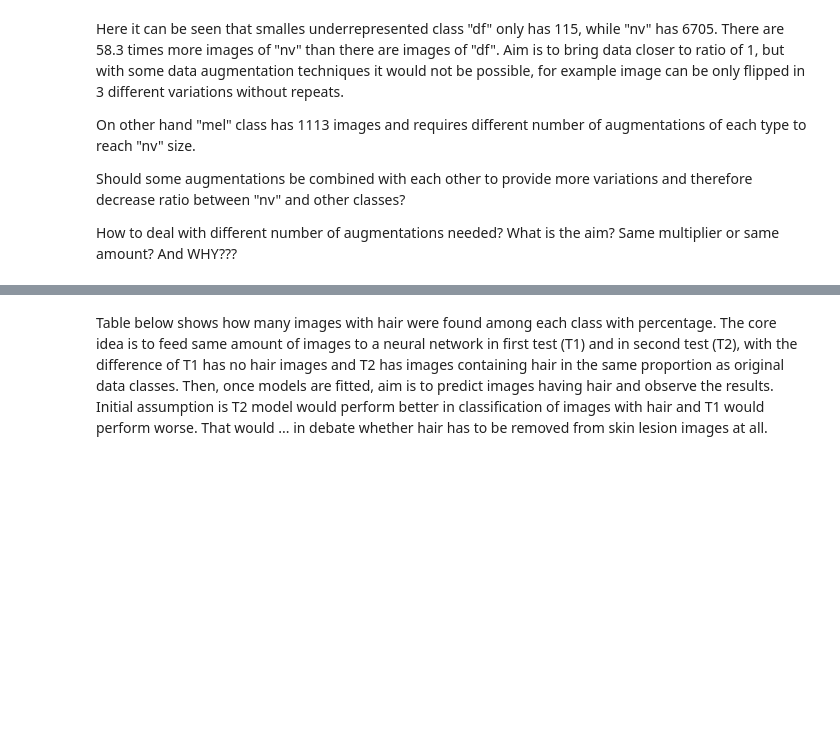
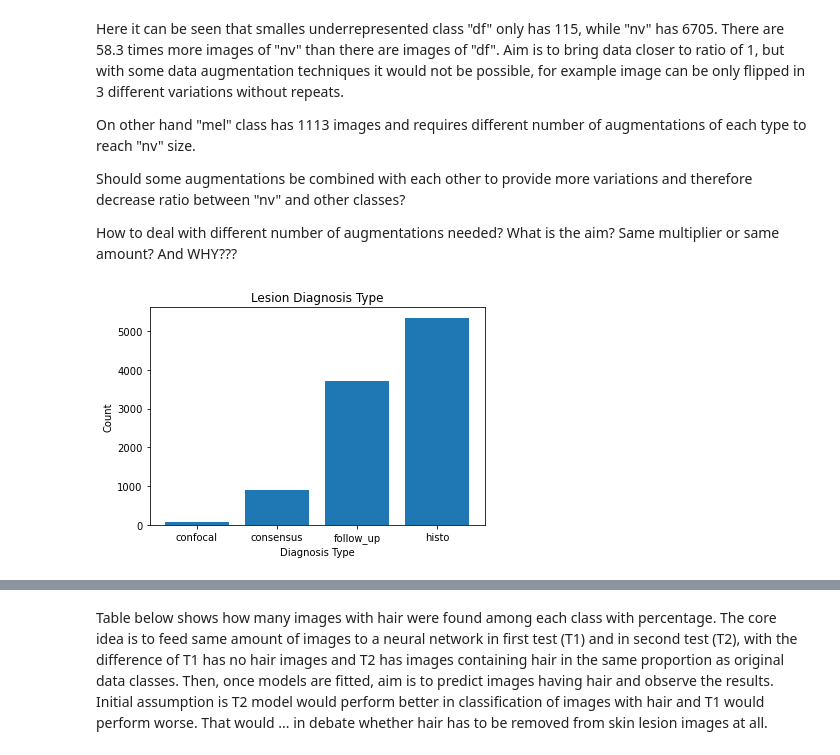
Before and after one commit to gitfolder/capstone, a Jupyter notebook: Code/EDA/EDA.ipynb, the cells around one changed output, grey strips where cells are left out. Cells and saved outputs as stored; diff of their text form; code cells hidden in the pictures; blank space fills up the shorter version.

```diff
--- a/Code/EDA/EDA.ipynb
+++ b/Code/EDA/EDA.ipynb
@@ -101,3 +121,12 @@ On other hand "mel" class has 1113 images and requires different number of augme
 Should some augmentations be combined with each other to provide more variations and therefore decrease rаtio between "nv" and other classes?
 
 How to deal with different number of augmentations needed? What is the aim? Same multiplier or same amount? And WHY???
+# %%
+data_dx_type = df_meta.dx_type.groupby(df_meta.dx_type).count()
+plt.bar(data_dx_type.index, data_dx_type.values)
+plt.title("Lesion Diagnosis Type")
+plt.xlabel("Diagnosis Type")
+plt.ylabel("Count")
+plt.show();
+# %% [output]
+[figure, added]
```
Also changed, not shown: parts of 38 cells of this notebook, 1 other file.
